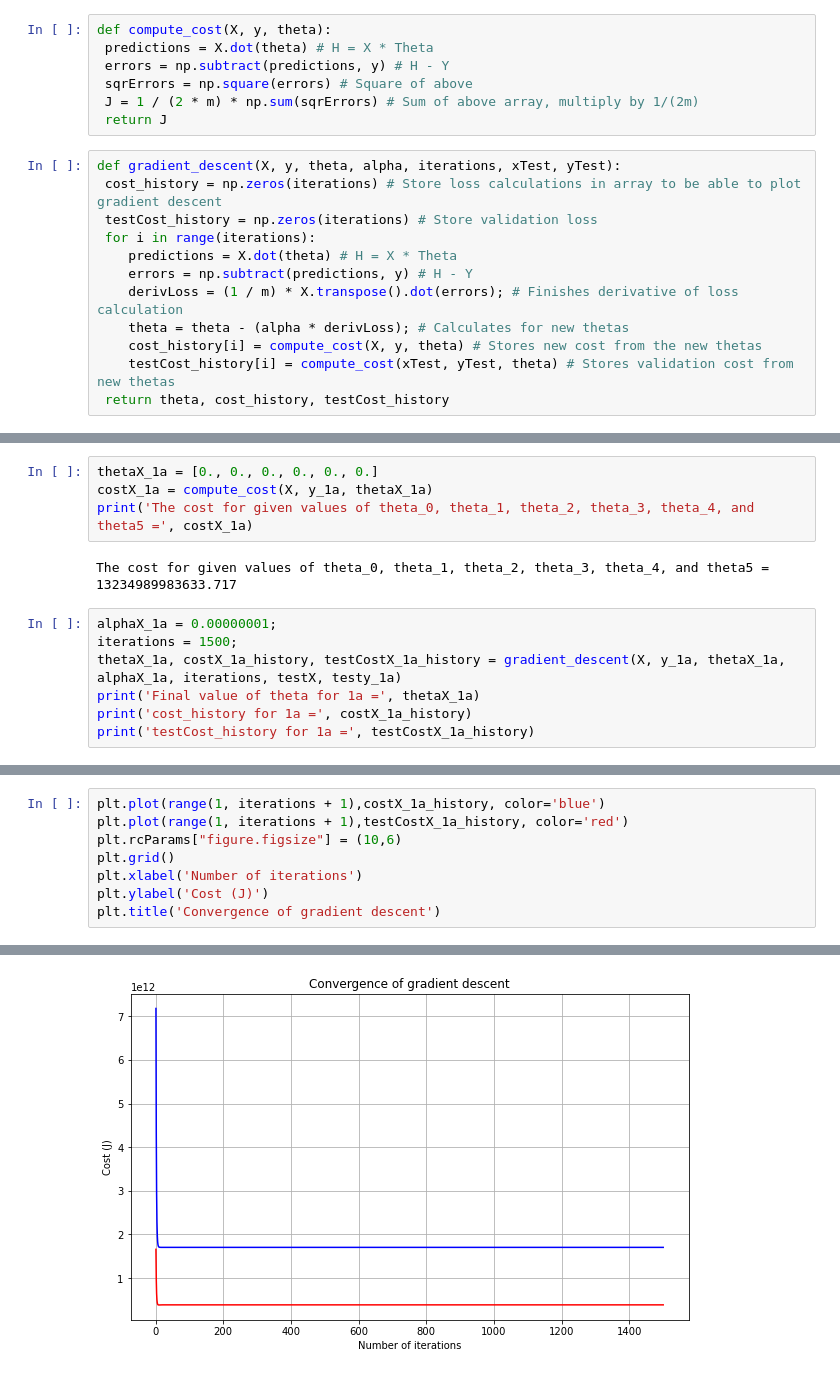
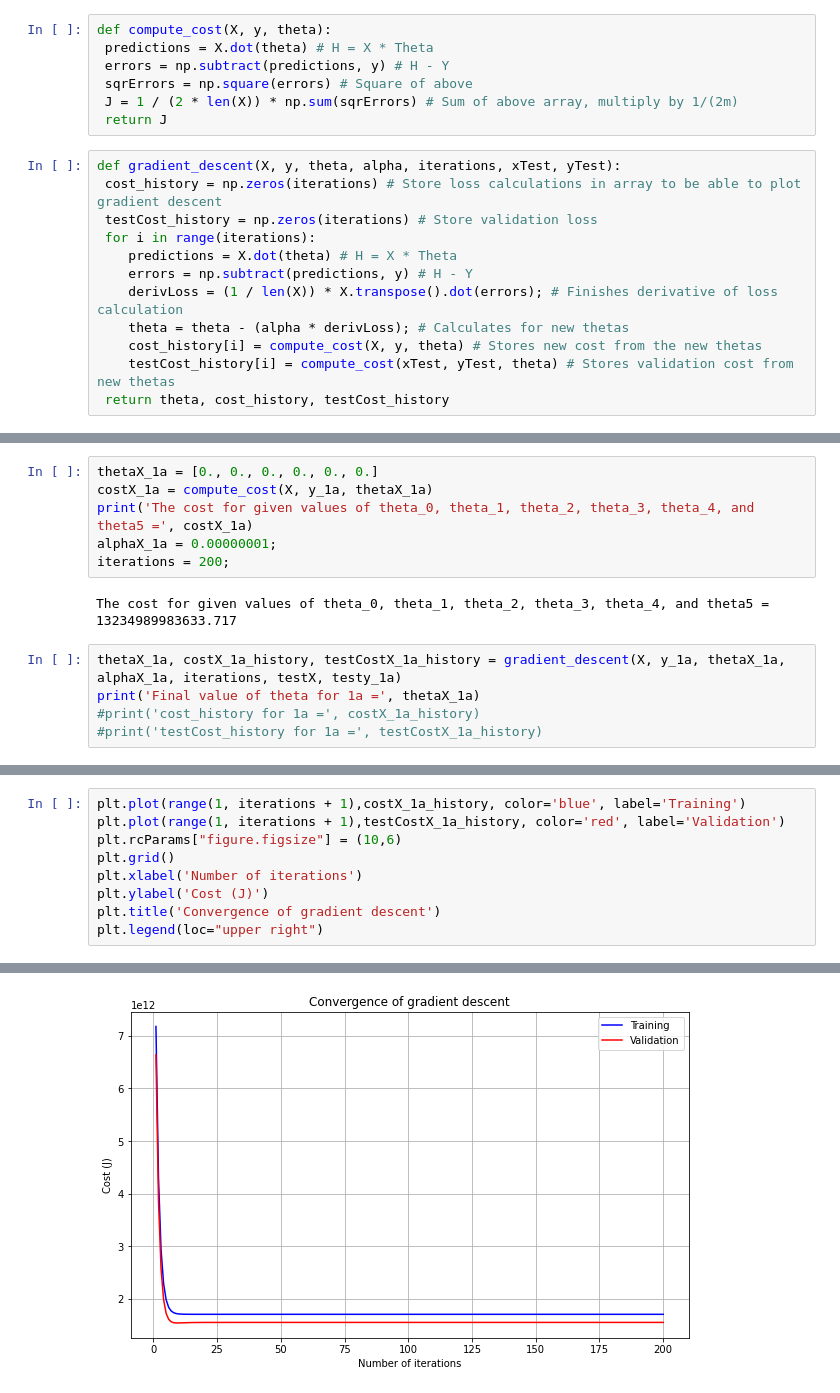
Before and after one commit to NaraPvP/IntroToML, a Jupyter notebook: HW1/HW1_VarScalingAndRegularization.ipynb, the cells around one changed output, grey strips where cells are left out. Cells and saved outputs as stored; diff of their text form.

```diff
--- a/HW1/HW1_VarScalingAndRegularization.ipynb
+++ b/HW1/HW1_VarScalingAndRegularization.ipynb
@@ -63,7 +63,7 @@ def compute_cost(X, y, theta):
  predictions = X.dot(theta) # H = X * Theta
  errors = np.subtract(predictions, y) # H - Y
  sqrErrors = np.square(errors) # Square of above
- J = 1 / (2 * m) * np.sum(sqrErrors) # Sum of above array, multiply by 1/(2m)
+ J = 1 / (2 * len(X)) * np.sum(sqrErrors) # Sum of above array, multiply by 1/(2m)
  return J
 # %%
 def gradient_descent(X, y, theta, alpha, iterations, xTest, yTest):
@@ -72,7 +72,7 @@ def gradient_descent(X, y, theta, alpha, iterations, xTest, yTest):
  for i in range(iterations):
     predictions = X.dot(theta) # H = X * Theta
     errors = np.subtract(predictions, y) # H - Y
-    derivLoss = (1 / m) * X.transpose().dot(errors); # Finishes derivative of loss calculation
+    derivLoss = (1 / len(X)) * X.transpose().dot(errors); # Finishes derivative of loss calculation
     theta = theta - (alpha * derivLoss); # Calculates for new thetas
     cost_history[i] = compute_cost(X, y, theta) # Stores new cost from the new thetas
     testCost_history[i] = compute_cost(xTest, yTest, theta) # Stores validation cost from new thetas
@@ -125,13 +125,13 @@ array([1750000, 2695000, 2870000, 2590000, 4515000], dtype=int64)
 thetaX_1a = [0., 0., 0., 0., 0., 0.]
 costX_1a = compute_cost(X, y_1a, thetaX_1a)
 print('The cost for given values of theta_0, theta_1, theta_2, theta_3, theta_4, and theta5 =', costX_1a)
+alphaX_1a = 0.00000001;
+iterations = 200;
 # %% [output]
 The cost for given values of theta_0, theta_1, theta_2, theta_3, theta_4, and theta5 = 13234989983633.717
 # %%
-alphaX_1a = 0.00000001;
-iterations = 1500;
 thetaX_1a, costX_1a_history, testCostX_1a_history = gradient_descent(X, y_1a, thetaX_1a, alphaX_1a, iterations, testX, testy_1a)
 print('Final value of theta for 1a =', thetaX_1a)
-print('cost_history for 1a =', costX_1a_history)
-print('testCost_history for 1a =', testCostX_1a_history)
+#print('cost_history for 1a =', costX_1a_history)
+#print('testCost_history for 1a =', testCostX_1a_history)
 # %% [output]
@@ -146,9 +140,10 @@ testCost_history for 1a = [1.65980289e+12 9.65051068e+11 6.43508710e+11 ... 3.87
 # %%
-plt.plot(range(1, iterations + 1),costX_1a_history, color='blue')
-plt.plot(range(1, iterations + 1),testCostX_1a_history, color='red')
+plt.plot(range(1, iterations + 1),costX_1a_history, color='blue', label='Training')
+plt.plot(range(1, iterations + 1),testCostX_1a_history, color='red', label='Validation')
 plt.rcParams["figure.figsize"] = (10,6)
 plt.grid()
 plt.xlabel('Number of iterations')
 plt.ylabel('Cost (J)')
 plt.title('Convergence of gradient descent')
+plt.legend(loc="upper right")
 # %% [output]
@@ -156 +151 @@ Text(0.5, 1.0, 'Convergence of gradient descent')
-[figure, old version]
+[figure, new version]
```
Also changed, not shown: parts of 9 cells of this notebook, 5 other files.
